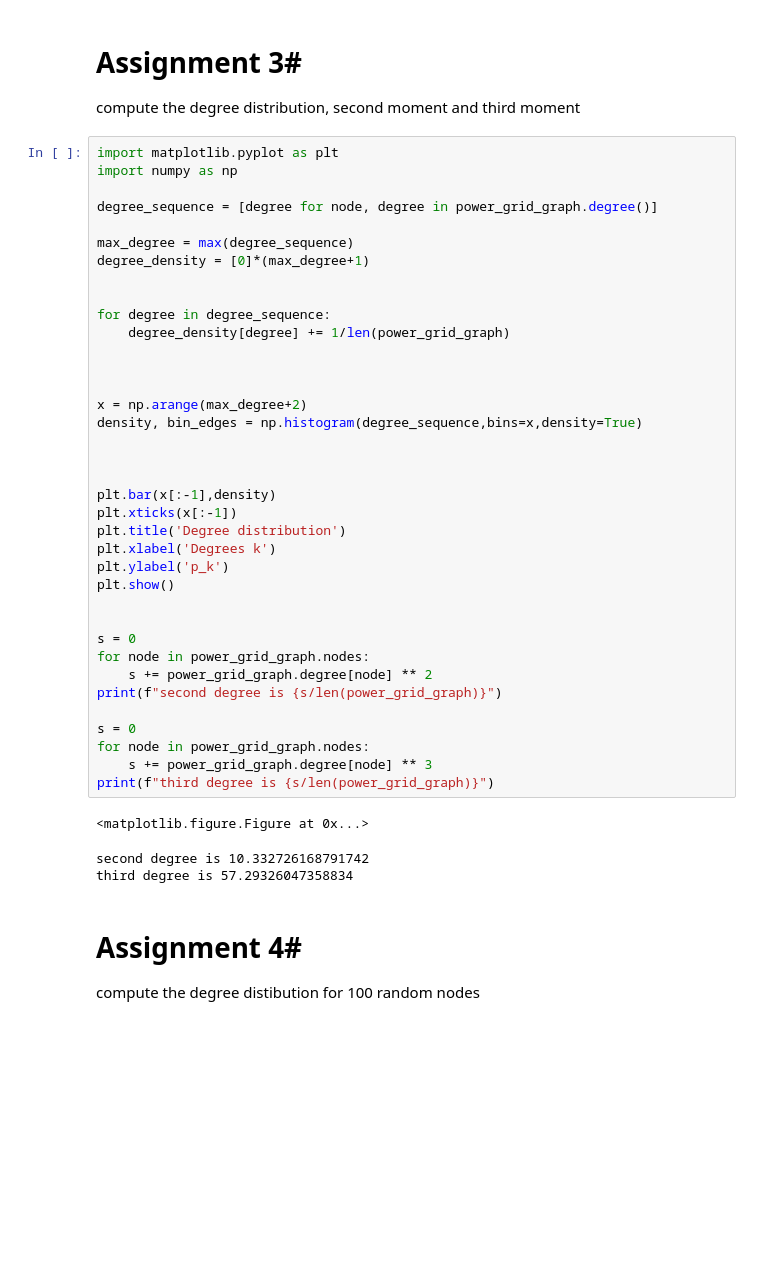
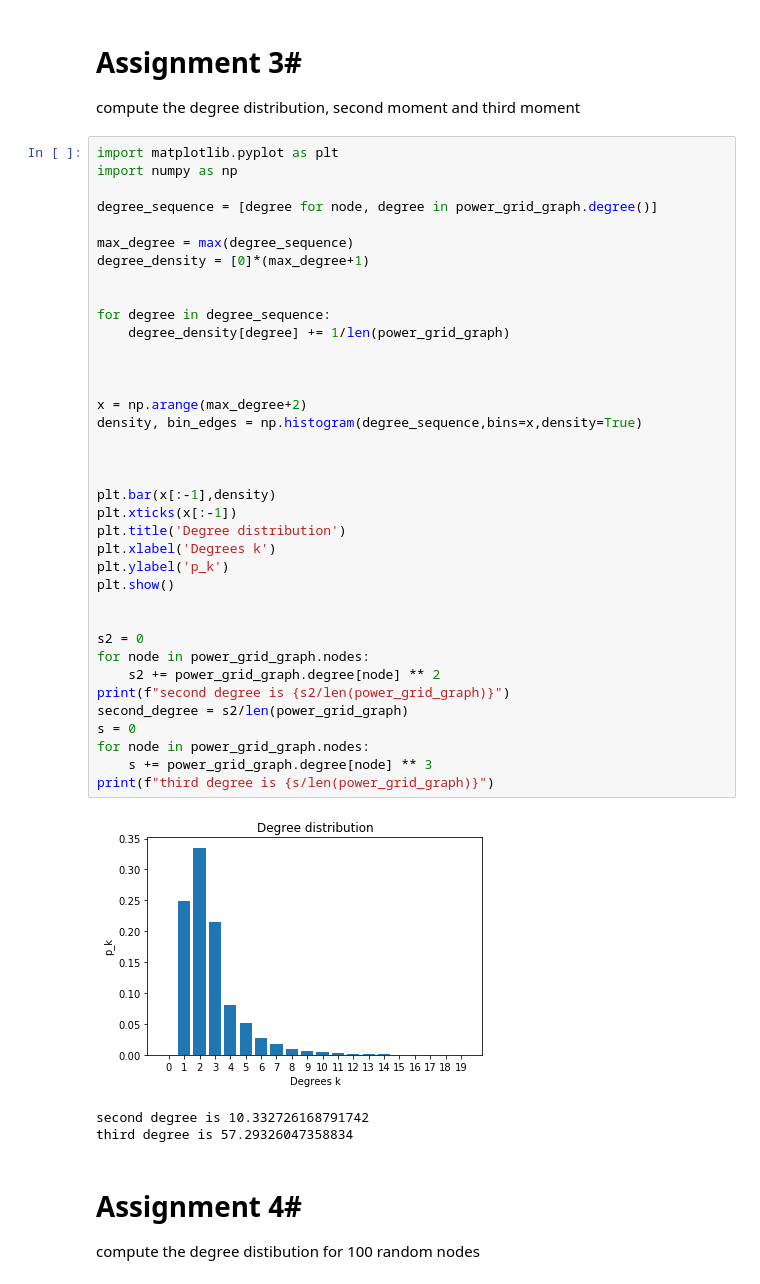
Before and after one commit to SjoerdG/3usu0_network_exercises, a Jupyter notebook: Display_Powergrid_Network.ipynb, the cells around one changed output. Drawn from its saved outputs; the diff is of its cells as text; blank space fills up the shorter version.

```diff
--- a/Display_Powergrid_Network.ipynb
+++ b/Display_Powergrid_Network.ipynb
@@ -180,40 +180,40 @@ import numpy as np
 degree_sequence = [degree for node, degree in power_grid_graph.degree()]
 
 max_degree = max(degree_sequence)
 degree_density = [0]*(max_degree+1)
 
 
 for degree in degree_sequence:
     degree_density[degree] += 1/len(power_grid_graph)
 
 
 
 x = np.arange(max_degree+2)
 density, bin_edges = np.histogram(degree_sequence,bins=x,density=True)
 
 
 
 plt.bar(x[:-1],density)
 plt.xticks(x[:-1])
 plt.title('Degree distribution')
 plt.xlabel('Degrees k')
 plt.ylabel('p_k')
 plt.show()
 
 
-s = 0
+s2 = 0
 for node in power_grid_graph.nodes:
-    s += power_grid_graph.degree[node] ** 2
-print(f"second degree is {s/len(power_grid_graph)}")
-
+    s2 += power_grid_graph.degree[node] ** 2
+print(f"second degree is {s2/len(power_grid_graph)}")
+second_degree = s2/len(power_grid_graph)
 s = 0
 for node in power_grid_graph.nodes:
     s += power_grid_graph.degree[node] ** 3
 print(f"third degree is {s/len(power_grid_graph)}")
 # %% [output]
+[figure, added]
-<matplotlib.figure.Figure at 0x...>
+second degree is 10.332726168791742
+third degree is 57.29326047358834
-second degree is 10.332726168791742
-third degree is 57.29326047358834
 # %% [markdown]
 # Assignment 4#
 compute the degree distibution for 100 random nodes
```
Also changed, not shown: parts of 9 cells of this notebook.
